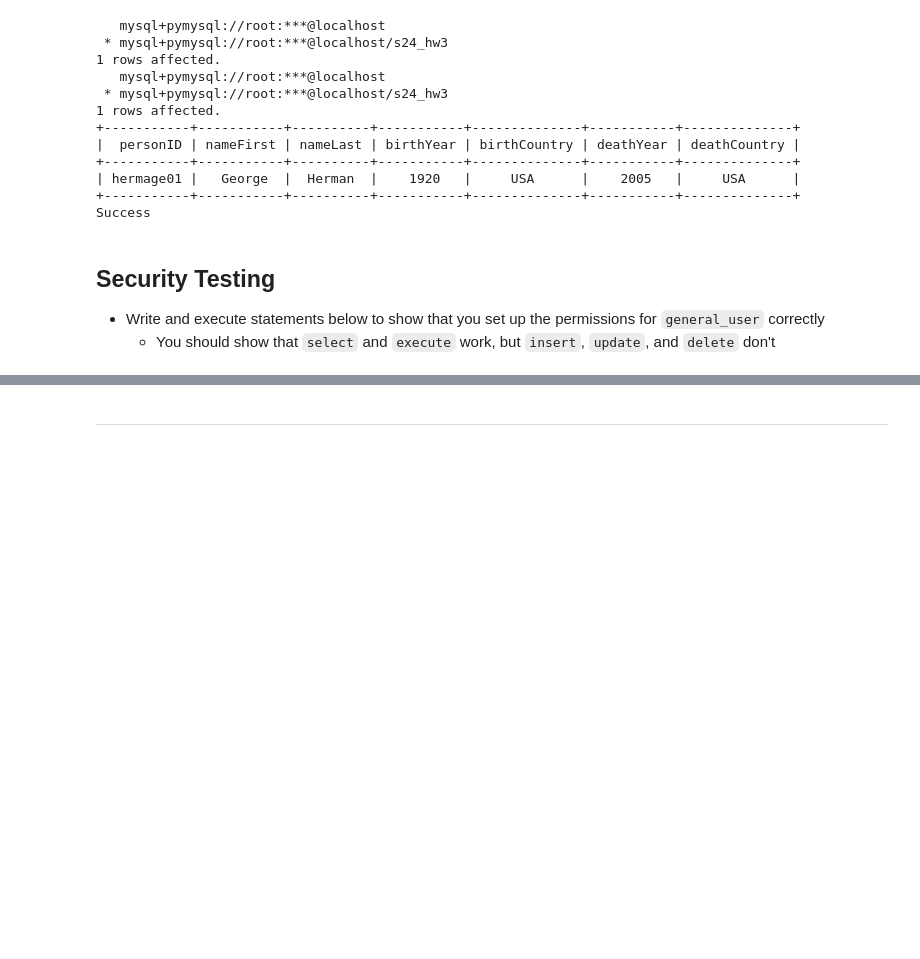
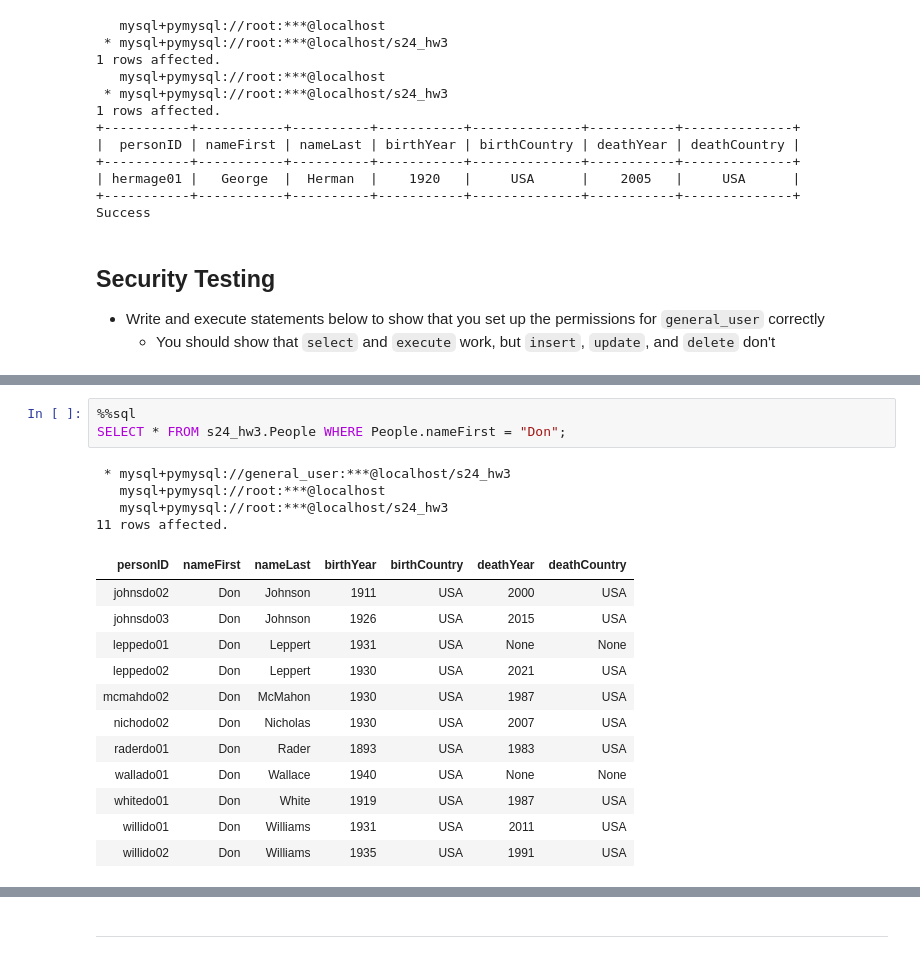
Before and after one commit to avahajr/W4111-Intro-to-Databases-Spring-2024, a Jupyter notebook: Homework/HW3/S24-W4111-HW3.ipynb, the cells around one changed output, grey strips where cells are left out. Drawn from its saved outputs; the diff is of its cells as text; blank space fills up the shorter version.

```diff
--- a/Homework/HW3/S24-W4111-HW3.ipynb
+++ b/Homework/HW3/S24-W4111-HW3.ipynb
@@ -782,0 +770,20 @@ Connection info needed in SQLAlchemy format, example:
+# %%
+%%sql
+SELECT * FROM s24_hw3.People WHERE People.nameFirst = "Don";
+# %% [output]
+ * mysql+pymysql://general_user:***@localhost/s24_hw3
+   mysql+pymysql://root:***@localhost
+   mysql+pymysql://root:***@localhost/s24_hw3
+11 rows affected.
+| personID | nameFirst | nameLast | birthYear | birthCountry | deathYear | deathCountry |
+| johnsdo02 | Don | Johnson | 1911 | USA | 2000 | USA |
+| johnsdo03 | Don | Johnson | 1926 | USA | 2015 | USA |
+| leppedo01 | Don | Leppert | 1931 | USA | None | None |
+| leppedo02 | Don | Leppert | 1930 | USA | 2021 | USA |
+| mcmahdo02 | Don | McMahon | 1930 | USA | 1987 | USA |
+| nichodo02 | Don | Nicholas | 1930 | USA | 2007 | USA |
+| raderdo01 | Don | Rader | 1893 | USA | 1983 | USA |
+| wallado01 | Don | Wallace | 1940 | USA | None | None |
+| whitedo01 | Don | White | 1919 | USA | 1987 | USA |
+| willido01 | Don | Williams | 1931 | USA | 2011 | USA |
+| willido02 | Don | Williams | 1935 | USA | 1991 | USA |
```
Also changed, not shown: parts of 5 cells of this notebook.
